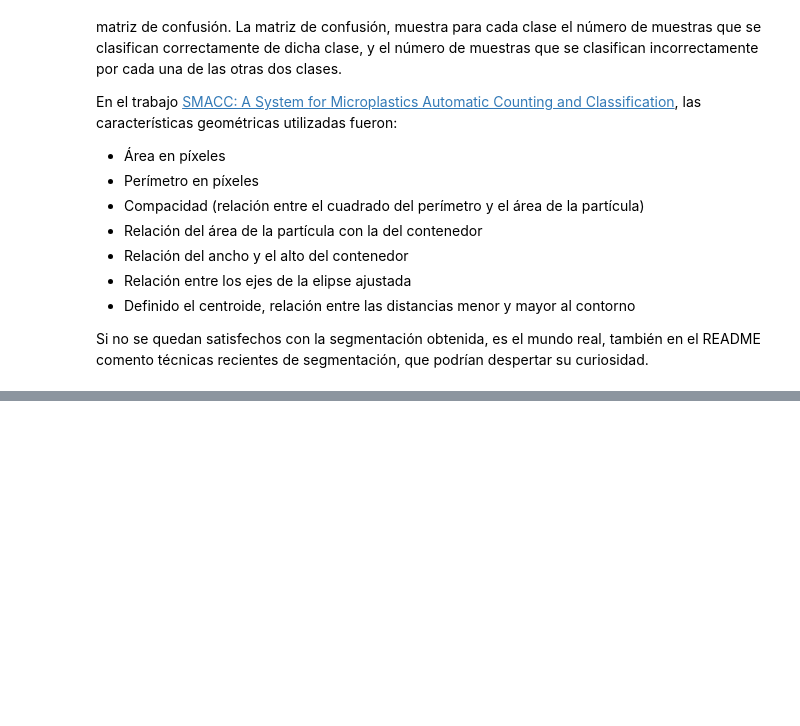
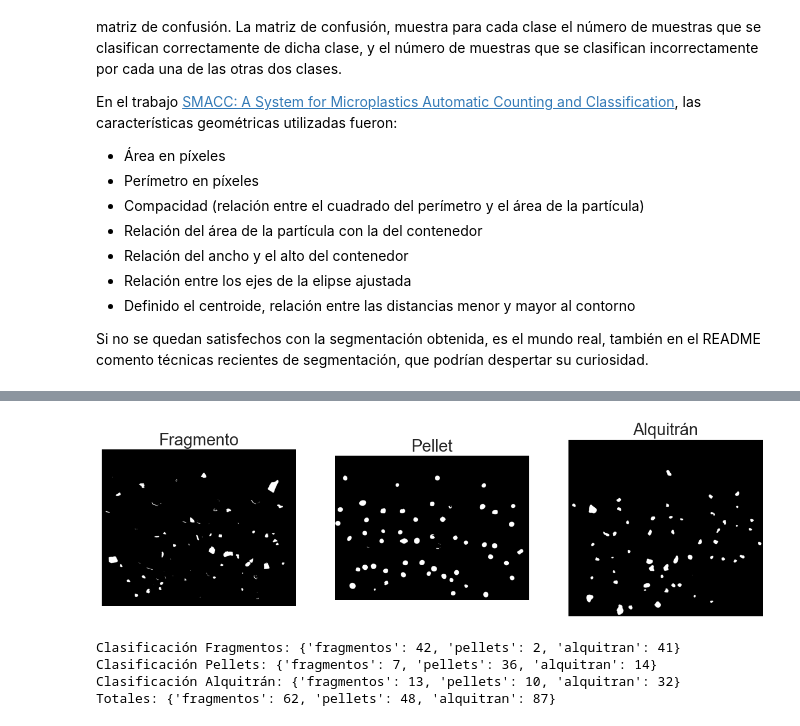
Before and after one commit to Tiago1615/VC-3, a Jupyter notebook: VC_P3.ipynb, the cells around one changed output, grey strips where cells are left out. Cells and saved outputs as stored; diff of their text form; code cells hidden in the pictures; blank space fills up the shorter version.

```diff
--- a/VC_P3.ipynb
+++ b/VC_P3.ipynb
@@ -480,0 +372,71 @@ Si no se quedan satisfechos con la segmentación obtenida, es el mundo real, tam
+# %%
+def segmentar_imagen(imagen):
+    #Detección de bordes
+    bordes = cv2.Canny(imagen, 100, 200)
+    #Umbral adaptativo
+    umbral_adapt = cv2.threshold(imagen, 0, 255, cv2.THRESH_BINARY_INV+cv2.THRESH_OTSU)[1]
+    return umbral_adapt
+
+frag_segmentada = segmentar_imagen(frag_gris)
+pellet_segmentada = segmentar_imagen(pellet_gris)
+alqui_segmentada = segmentar_imagen(alqui_gris)
+
+#Mostrar imágenes segmentadas
+plt.figure(figsize=(15, 6))
+plt.subplot(131)
+plt.title('Fragmento')
+plt.axis("off")
+plt.imshow(frag_segmentada, cmap='gray')
+
+plt.subplot(132)
+plt.title('Pellet')
+plt.axis("off")
+plt.imshow(pellet_segmentada, cmap='gray')
+
+plt.subplot(133)
+plt.title('Alquitrán')
+plt.axis("off")
+plt.imshow(alqui_segmentada, cmap='gray')
+plt.show()
+# %% [output]
+[figure, added]
+# %%
+def clasificar(imagen_segmentada):
+    contornos, _ = cv2.findContours(imagen_segmentada, cv2.RETR_EXTERNAL, cv2.CHAIN_APPROX_SIMPLE)
+    clasificaciones = {'fragmentos': 0, 'pellets': 0, 'alquitran': 0}
+
+    for contorno in contornos:
+        area = cv2.contourArea(contorno)
+        perimetro = cv2.arcLength(contorno, True)
+        _, _, w, h = cv2.boundingRect(contorno)
+        if area > 0:
+            compacidad = (perimetro ** 2) / area
+        else:
+            compacidad = 0
+        relacion_aspecto = w / h
+
+        if compacidad < 15 and np.isclose(relacion_aspecto, 1.0, atol=0.1):
+            clasificaciones['pellets'] += 1
+        elif relacion_aspecto > 1.2:
+            clasificaciones['fragmentos'] += 1
+        else:
+            clasificaciones['alquitran'] += 1
+
+    return clasificaciones
+
+frag_clasif = clasificar(frag_segmentada)
+pellet_clasif = clasificar(pellet_segmentada)
+alqui_clasif = clasificar(alqui_segmentada)
+totales = {'fragmentos': frag_clasif["fragmentos"] + pellet_clasif["fragmentos"] + alqui_clasif["fragmentos"],
+            'pellets': frag_clasif["pellets"] + pellet_clasif["pellets"] + alqui_clasif["pellets"],
+            'alquitran': frag_clasif["alquitran"] + pellet_clasif["alquitran"] + alqui_clasif["alquitran"]}
+
+print("Clasificación Fragmentos:", frag_clasif)
+print("Clasificación Pellets:", pellet_clasif)
+print("Clasificación Alquitrán:", alqui_clasif)
+print("Totales:", totales)
+# %% [output]
+Clasificación Fragmentos: {'fragmentos': 42, 'pellets': 2, 'alquitran': 41}
+Clasificación Pellets: {'fragmentos': 7, 'pellets': 36, 'alquitran': 14}
+Clasificación Alquitrán: {'fragmentos': 13, 'pellets': 10, 'alquitran': 32}
+Totales: {'fragmentos': 62, 'pellets': 48, 'alquitran': 87}
```
Also changed, not shown: parts of 11 cells of this notebook, 7 other files.
